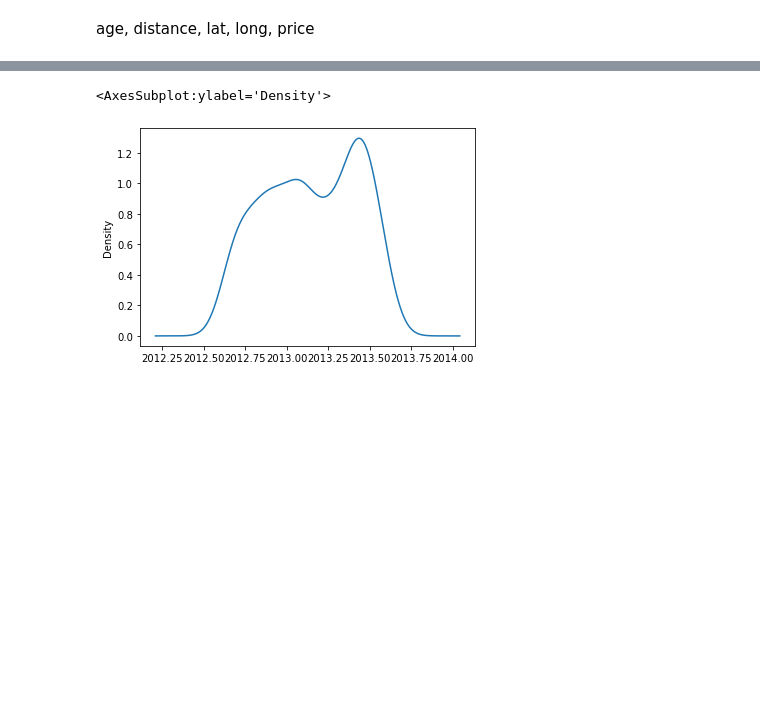
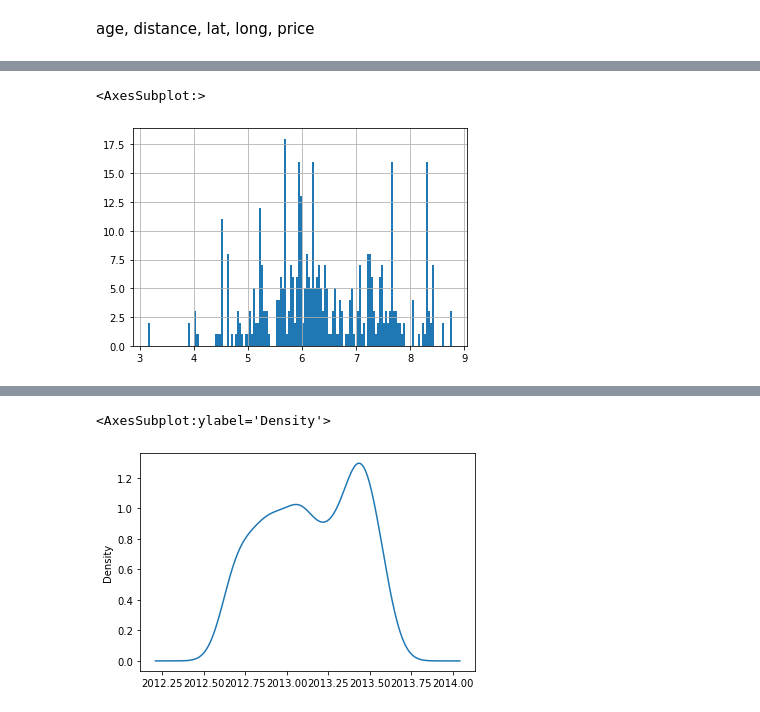
Before and after one commit to mencer456/Assignment-2-Linear-Regression, a Jupyter notebook: Assignment2.ipynb, the cells around one changed output, grey strips where cells are left out. Cells and saved outputs as stored; diff of their text form; code cells hidden in the pictures; blank space fills up the shorter version.

```diff
--- a/Assignment2.ipynb
+++ b/Assignment2.ipynb
@@ -239,0 +247,9 @@ age, distance, lat, long, price
+# %%
+from sklearn import preprocessing as prep
+import numpy as np
+
+df['X3_distance_transformed'] = df['X3 distance to the nearest MRT station'].apply(np.log)
+df['X3_distance_transformed'].hist(bins=150)
+# %% [output]
+<AxesSubplot:>
+[figure, added]
```
Also changed, not shown: parts of 13 cells of this notebook.
